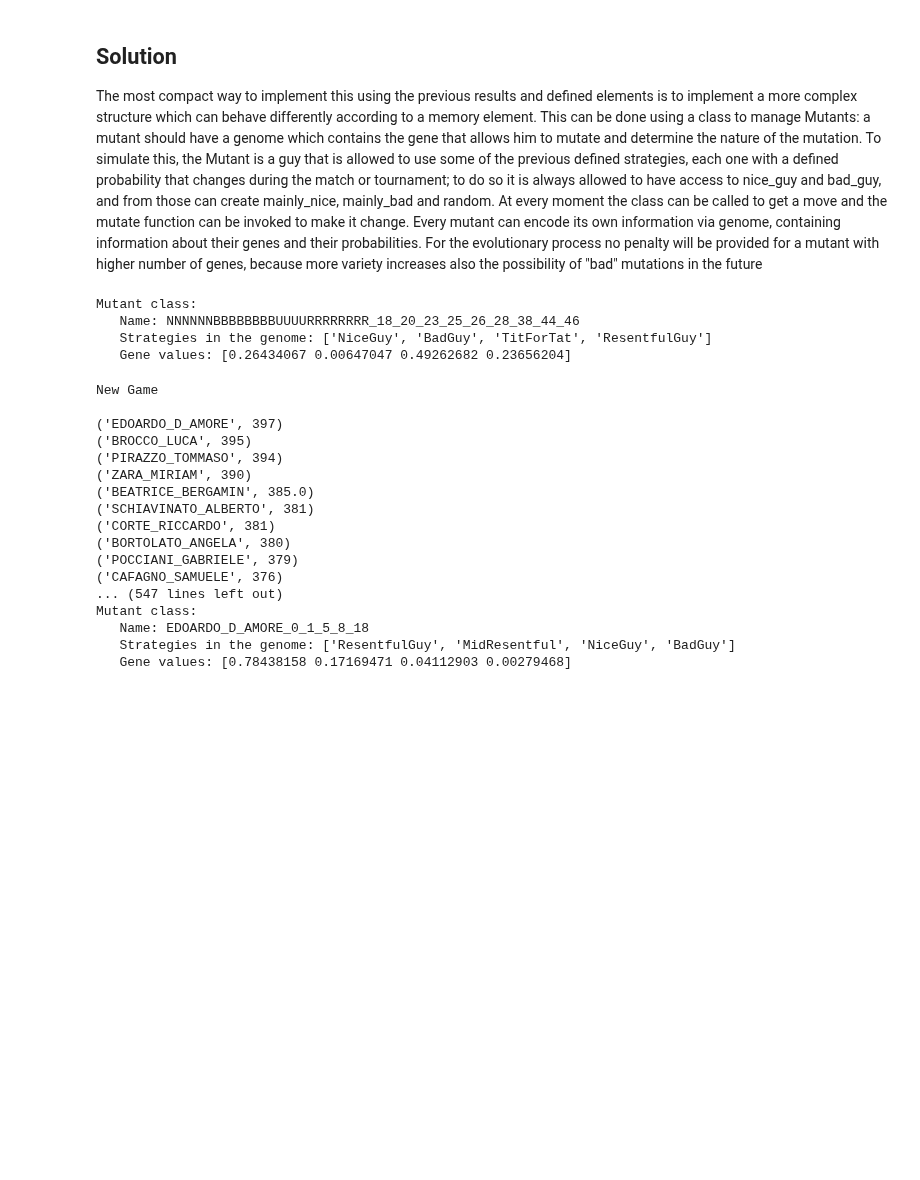
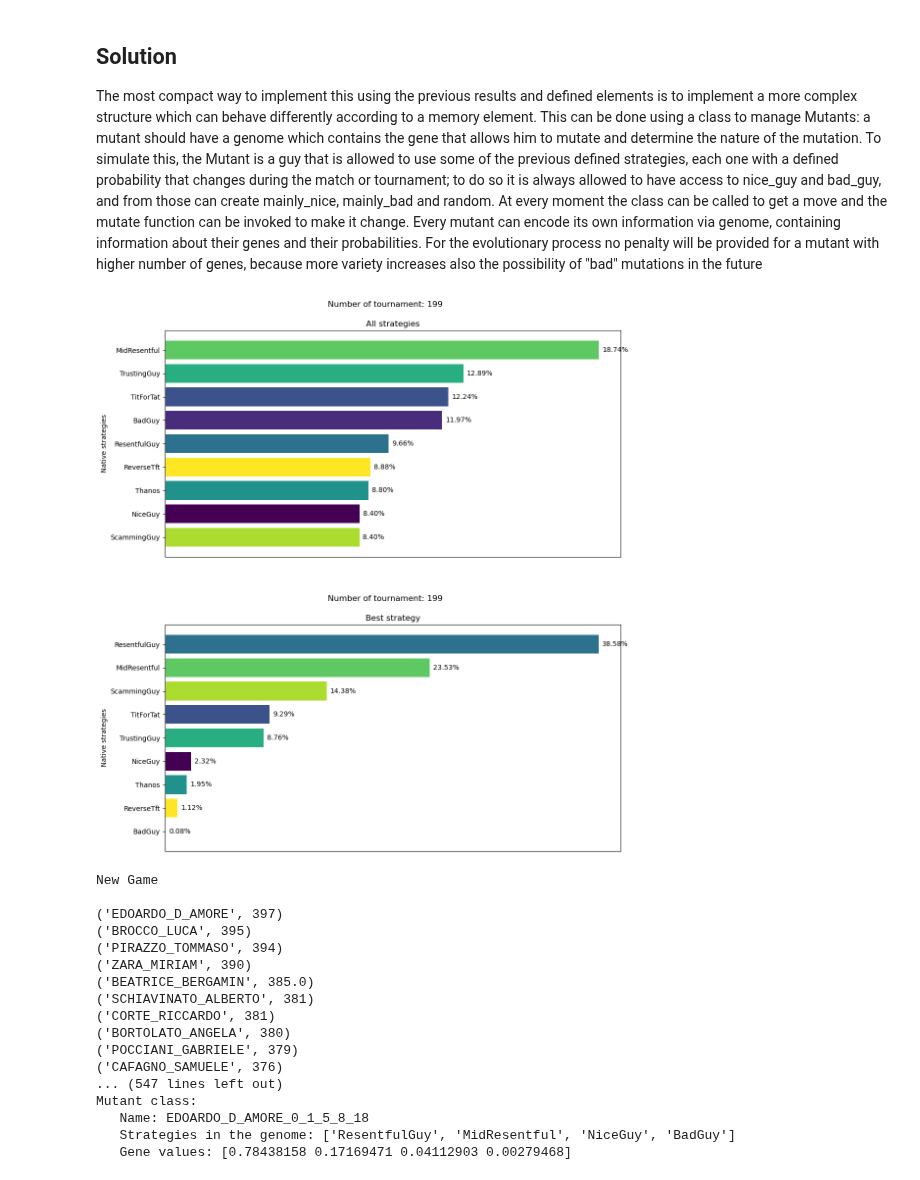
Before and after one commit to LeoPi314/LCP_projects_Y7_Group_4, a Jupyter notebook: Mutable.ipynb, the cells around one changed output. Saved outputs shown, nothing was run; the diff lists cells and outputs as text; code cells hidden in the pictures; blank space fills up the shorter version.

```diff
--- a/Mutable.ipynb
+++ b/Mutable.ipynb
@@ -302,14 +344,14 @@ def m_tournament( participants, part_names, N_rounds = 10, iter=50, pressure = 0
 # %%
-mutant_list , name_list = get_m_list( "shuffle", [ 'N', 'B', 'U', 'R' ],  N_gen = 25, N_mut = 20 )
-classification = m_tournament( participants = mutant_list , part_names = name_list, N_rounds = 15, iter=50, pressure = 5,  M = Payoff )
+# mutant_list , name_list = get_m_list( "random", [ 'N', 'B', 'U', 'R' ],  N_gen = 30, N_mut = 50 )
+# classification, frames = m_tournament( participants = mutant_list , part_names = name_list, N_rounds = 15, iter=200, pressure = 10,  M = Payoff )
 
+make_a_gif( frames, t_key='tournament', p_key = 'Strategies', image_keys = np.array([[ 'p',], [ 'P', ],] ), image_titles = [ ['All strategies',], ['Best strategy',] ] )
 # for game in classification :
 #     print("\nNew Game\n")
 #     for player in game :
 #         print(player)
-print( mutant_list[ classification[-1][0][0] ] )
+# print( mutant_list[ classification[-1][0][0] ] )
+
+# print( mutant.from_genome('BEATRICE_BERGAMIN') )
 # %% [output]
-Mutant class:
-   Name: NNNNNNBBBBBBBBUUUURRRRRRRR_18_20_23_25_26_28_38_44_46
-   Strategies in the genome: ['NiceGuy', 'BadGuy', 'TitForTat', 'ResentfulGuy']
-   Gene values: [0.26434067 0.00647047 0.49262682 0.23656204]
+[figure, added]
```
Also changed, not shown: parts of 3 cells of this notebook, 2 other files.
